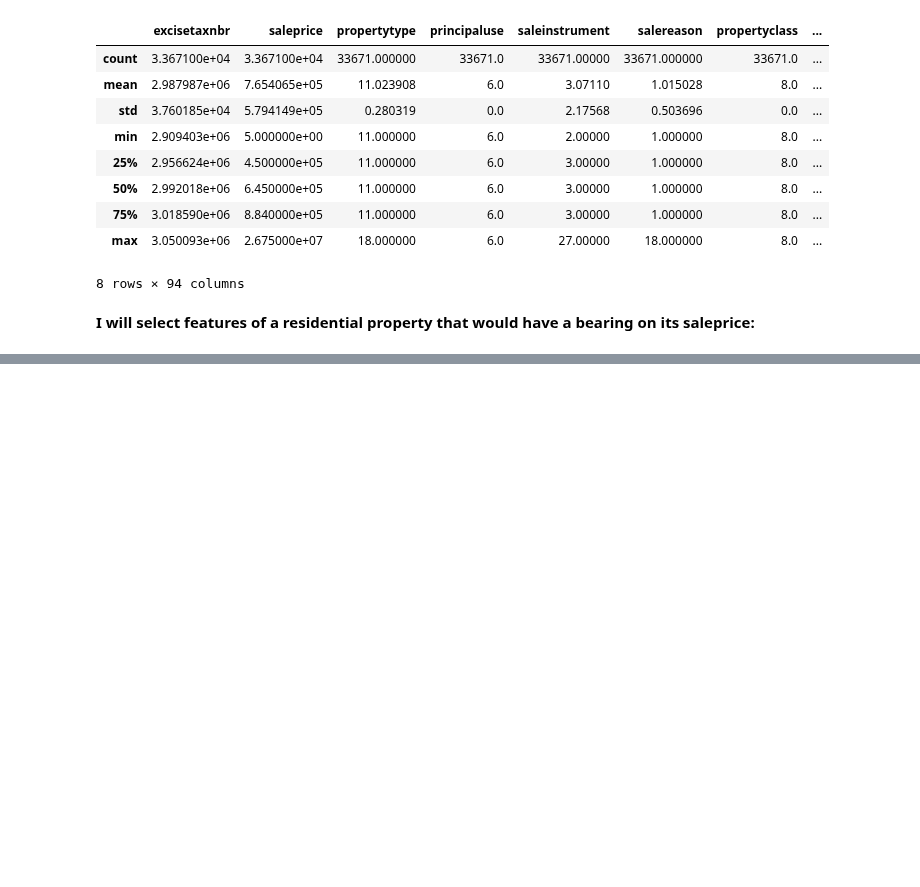
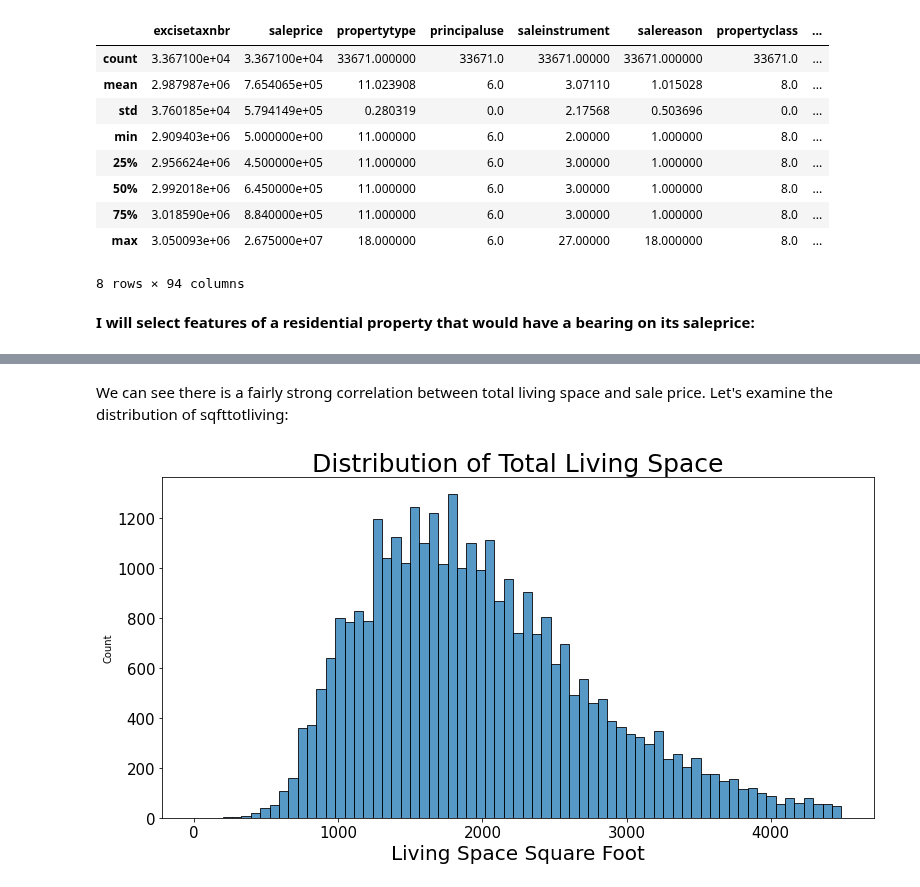
Before and after one commit to samtuleen/King-County-Home-Price-Predictors, a Jupyter notebook: notebooks/report/King County Home Price Predictors - An Analysis.ipynb, the cells around one changed output, grey strips where cells are left out. Drawn from its saved outputs; the diff is of its cells as text; code cells hidden in the pictures; blank space fills up the shorter version.

```diff
--- a/notebooks/report/King County Home Price Predictors - An Analysis.ipynb
+++ b/notebooks/report/King County Home Price Predictors - An Analysis.ipynb
@@ -588,0 +671,12 @@ NameError: name 'pd' is not defined
+# %% [markdown]
+We can see there is a fairly strong correlation between total living space and sale price.
+Let's examine the distribution of sqfttotliving:
+# %%
+fig, ax = plt.subplots(figsize=(11,6))
+plt.title('Distribution of Total Living Space', fontsize = 25)
+sns.histplot(kc_data.sqfttotliving, ax = ax)
+ax.tick_params(axis = 'both', labelsize = 15)
+plt.xlabel('Living Space Square Foot', fontsize = 20)
+plt.tight_layout()
+# %% [output]
+[figure, added]
```
Also changed, not shown: parts of 24 cells of this notebook, 3 other files.
